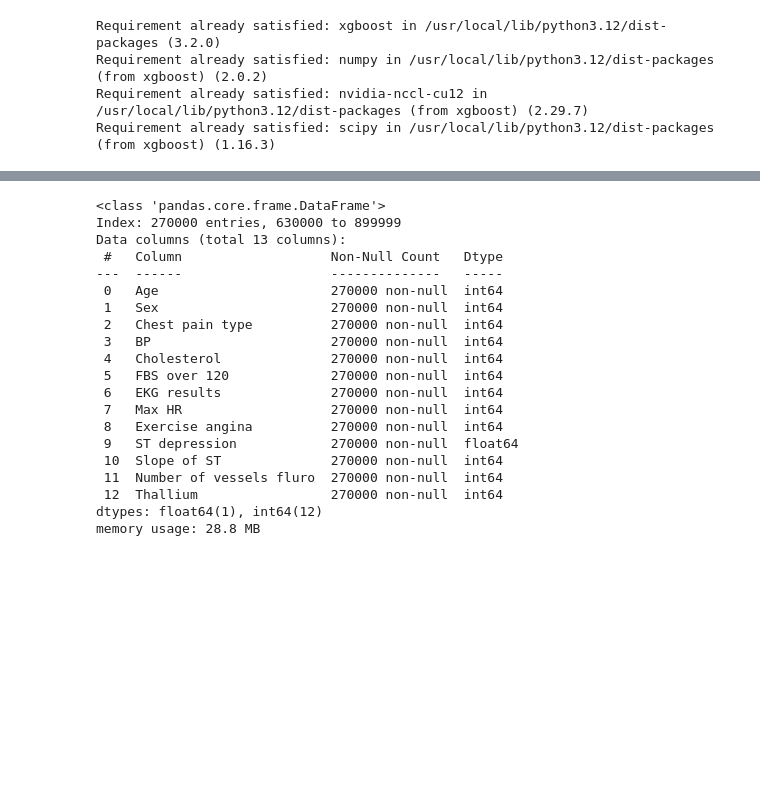
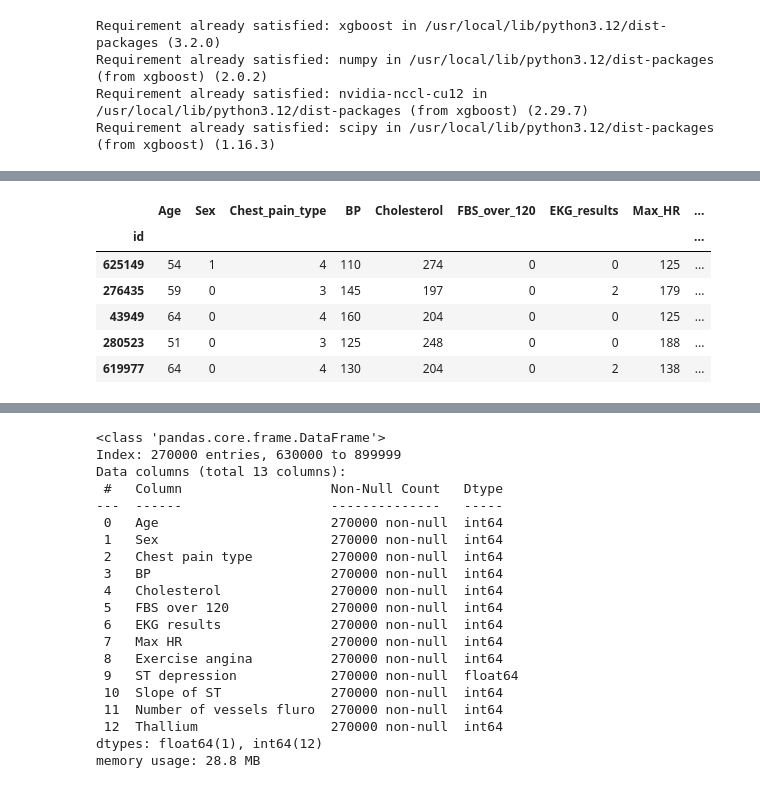
Before and after one commit to Leonanda1013/DataLoverz, a Jupyter notebook: Competition/Playground/Playground_HeartDisease.ipynb, the cells around one changed output, grey strips where cells are left out. Cells and saved outputs as stored; diff of their text form; code cells hidden in the pictures; blank space fills up the shorter version.

```diff
--- a/Competition/Playground/Playground_HeartDisease.ipynb
+++ b/Competition/Playground/Playground_HeartDisease.ipynb
@@ -176,2 +222,0 @@ model = xgb.XGBRegressor(
-# %%
-model = xgb.XGBClassifier()
@@ -194,3 +222,0 @@ y_pred = model.predict(X_test)
-# %%
-mae = mean_absolute_error(y_test, y_pred)
-print(mae)
@@ -205,0 +317,18 @@ plt.show()
+# %%
+from xgboost import XGBRegressor
+
+xgb = XGBRegressor(
+    n_estimators=3000,
+    learning_rate=0.02,
+    max_depth=6,
+    subsample=0.8,
+    colsample_bytree=0.8,
+    random_state=42,
+    early_stopping_rounds=200   # ⬅️ pindah ke sini
+)
+
+xgb.fit(
+    X_train, y_train,
+    eval_set=[(X_valid, y_valid)],
+    verbose=False
+)
@@ -205,0 +364,17 @@ plt.show()
+# %%
+X_full = pd.concat([X_train, X_valid])
+y_full = pd.concat([y_train, y_valid])
+
+cat.fit(X_full, y_full)
+id="fix1"
+xgb_final = XGBRegressor(
+    n_estimators=xgb.best_iteration,  # ambil dari model sebelumnya
+    learning_rate=0.02,
+    max_depth=6,
+    subsample=0.8,
+    colsample_bytree=0.8,
+    random_state=42
+)
+
+xgb_final.fit(X_full, y_full)
+lgbm.fit(X_full, y_full)
@@ -206,2 +388,12 @@ plt.show()
+# %%
+X_full.head()
+# %% [output]
+|  | Age | Sex | Chest_pain_type | BP | Cholesterol | FBS_over_120 | EKG_results | Max_HR | ... |
+| id |  |  |  |  |  |  |  |  | ... |
+| 625149 | 54 | 1 | 4 | 110 | 274 | 0 | 0 | 125 | ... |
+| 276435 | 59 | 0 | 3 | 145 | 197 | 0 | 2 | 179 | ... |
+| 43949 | 64 | 0 | 4 | 160 | 204 | 0 | 0 | 125 | ... |
+| 280523 | 51 | 0 | 3 | 125 | 248 | 0 | 0 | 188 | ... |
+| 619977 | 64 | 0 | 4 | 130 | 204 | 0 | 2 | 138 | ... |
 # %%
 dfTest = pd.read_csv('/content/drive/MyDrive/DATASET/playground-series-s6e2/test.csv')
```
Also changed, not shown: parts of 31 cells of this notebook.
